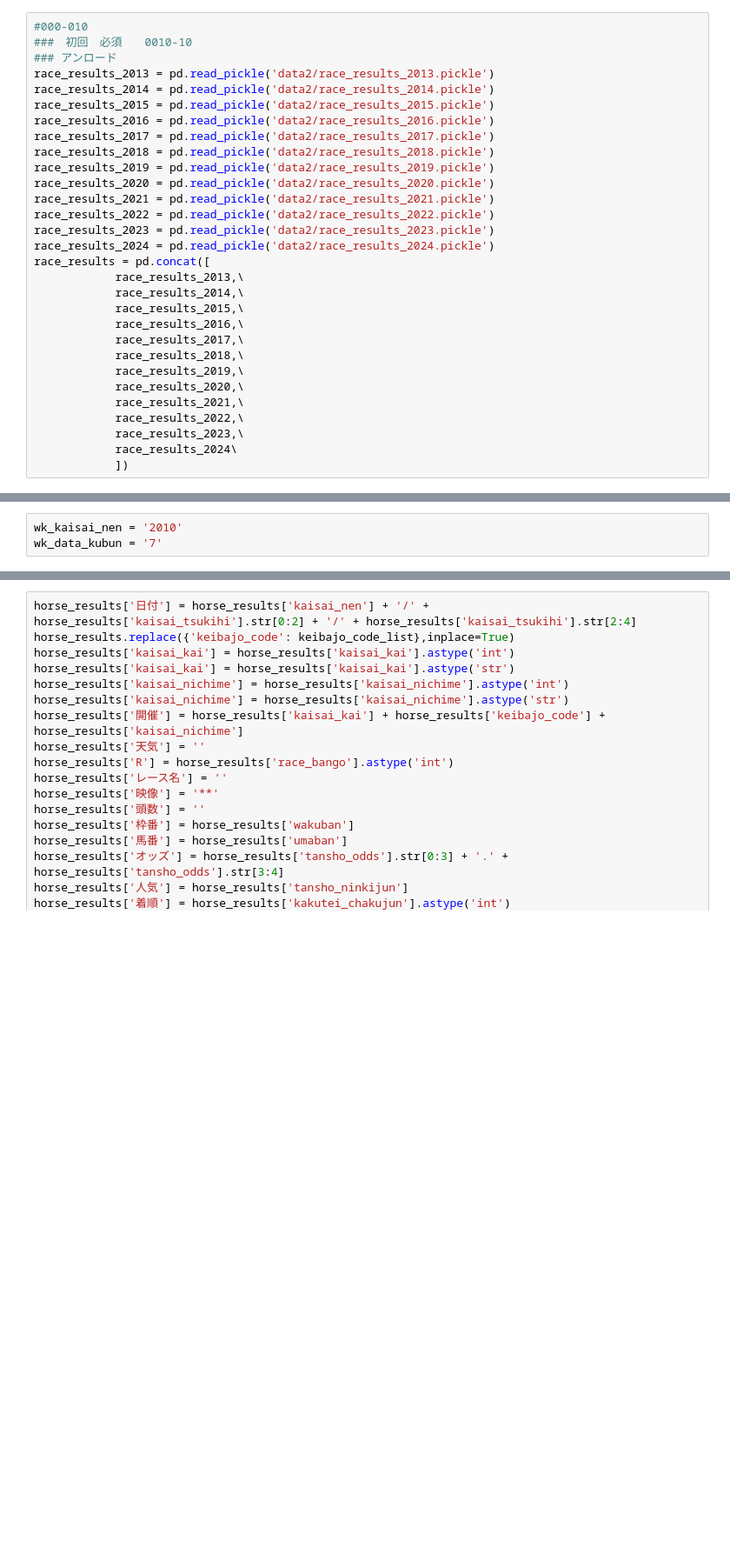
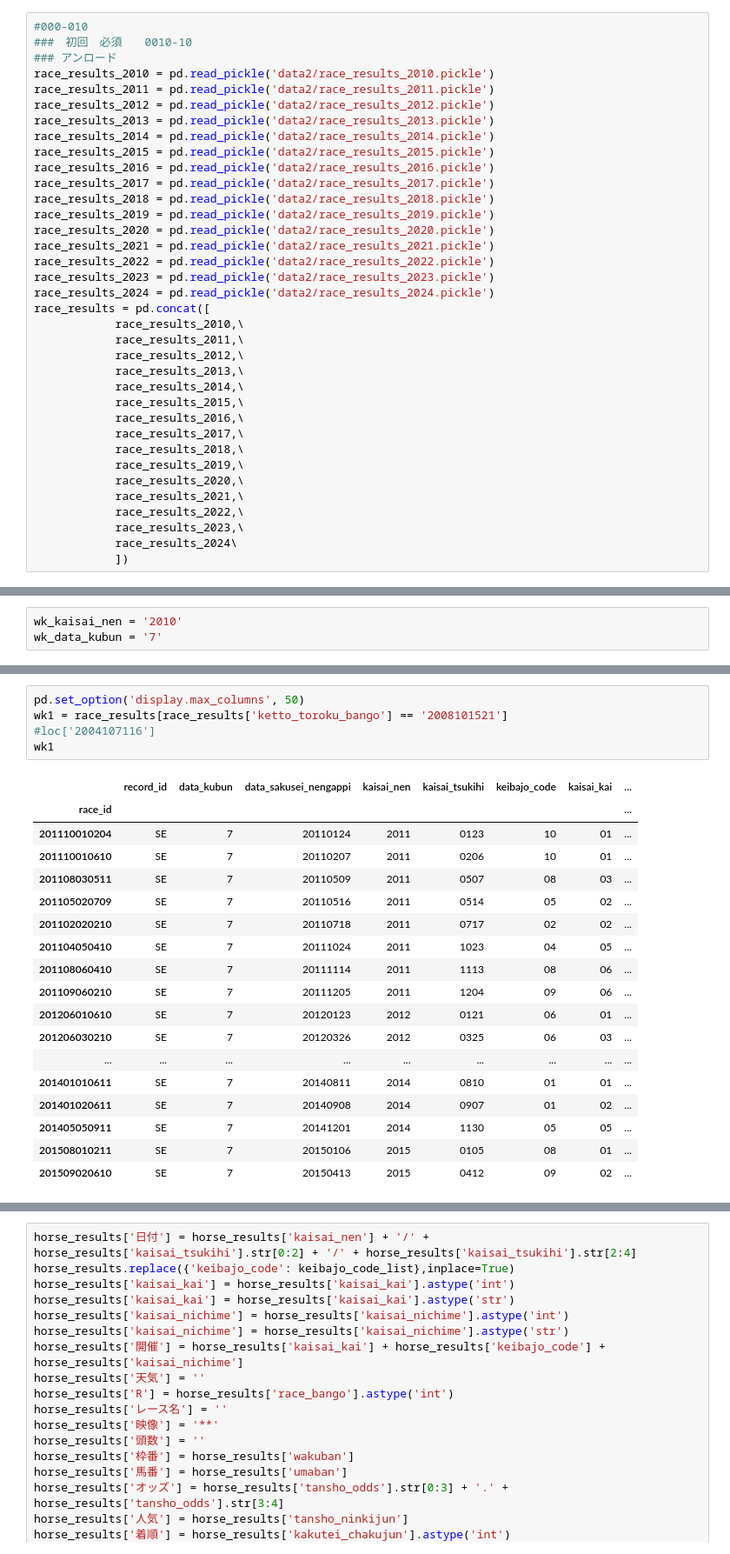
Before and after one commit to mk19828/keiba_2, a Jupyter notebook: keiba004_1.ipynb, the cells around one changed output, grey strips where cells are left out. Shown at 87% size. Drawn from its saved outputs; the diff is of its cells as text; blank space fills up the shorter version.

```diff
--- a/keiba004_1.ipynb
+++ b/keiba004_1.ipynb
@@ -170,6 +170,9 @@ seibetsu_code_list = {\
 #000-010
 ###　初回　必須　　0010-10
 ### アンロード
+race_results_2010 = pd.read_pickle('data2/race_results_2010.pickle')
+race_results_2011 = pd.read_pickle('data2/race_results_2011.pickle')
+race_results_2012 = pd.read_pickle('data2/race_results_2012.pickle')
 race_results_2013 = pd.read_pickle('data2/race_results_2013.pickle')
 race_results_2014 = pd.read_pickle('data2/race_results_2014.pickle')
 race_results_2015 = pd.read_pickle('data2/race_results_2015.pickle')
@@ -183,6 +186,9 @@ race_results_2022 = pd.read_pickle('data2/race_results_2022.pickle')
 race_results_2023 = pd.read_pickle('data2/race_results_2023.pickle')
 race_results_2024 = pd.read_pickle('data2/race_results_2024.pickle')
 race_results = pd.concat([
+            race_results_2010,\
+            race_results_2011,\
+            race_results_2012,\
             race_results_2013,\
             race_results_2014,\
             race_results_2015,\
@@ -217,0 +213,24 @@ horse_results.info()
+# %%
+pd.set_option('display.max_columns', 50)
+wk1 = race_results[race_results['ketto_toroku_bango'] == '2008101521']
+#loc['2004107116']
+wk1
+# %% [output]
+|  | record_id | data_kubun | data_sakusei_nengappi | kaisai_nen | kaisai_tsukihi | keibajo_code | kaisai_kai | ... |
+| race_id |  |  |  |  |  |  |  | ... |
+| 201110010204 | SE | 7 | 20110124 | 2011 | 0123 | 10 | 01 | ... |
+| 201110010610 | SE | 7 | 20110207 | 2011 | 0206 | 10 | 01 | ... |
+| 201108030511 | SE | 7 | 20110509 | 2011 | 0507 | 08 | 03 | ... |
+| 201105020709 | SE | 7 | 20110516 | 2011 | 0514 | 05 | 02 | ... |
+| 201102020210 | SE | 7 | 20110718 | 2011 | 0717 | 02 | 02 | ... |
+| 201104050410 | SE | 7 | 20111024 | 2011 | 1023 | 04 | 05 | ... |
+| 201108060410 | SE | 7 | 20111114 | 2011 | 1113 | 08 | 06 | ... |
+| 201109060210 | SE | 7 | 20111205 | 2011 | 1204 | 09 | 06 | ... |
+| 201206010610 | SE | 7 | 20120123 | 2012 | 0121 | 06 | 01 | ... |
+| 201206030210 | SE | 7 | 20120326 | 2012 | 0325 | 06 | 03 | ... |
+| ... | ... | ... | ... | ... | ... | ... | ... | ... |
+| 201401010611 | SE | 7 | 20140811 | 2014 | 0810 | 01 | 01 | ... |
+| 201401020611 | SE | 7 | 20140908 | 2014 | 0907 | 01 | 02 | ... |
+| 201405050911 | SE | 7 | 20141201 | 2014 | 1130 | 05 | 05 | ... |
+| 201508010211 | SE | 7 | 20150106 | 2015 | 0105 | 08 | 01 | ... |
+| 201509020610 | SE | 7 | 20150413 | 2015 | 0412 | 09 | 02 | ... |
```
Also changed, not shown: parts of 26 cells of this notebook, 2 other files.
